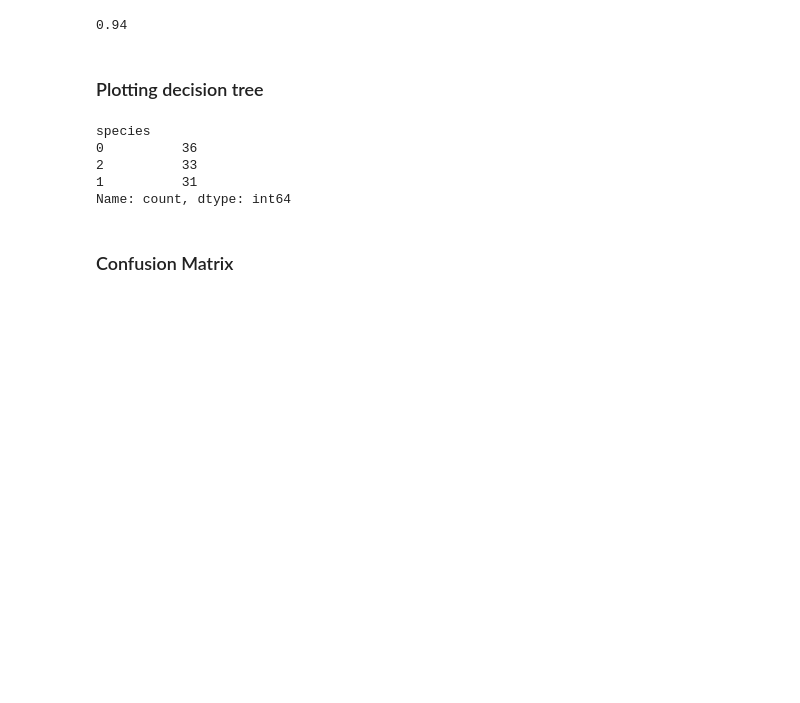
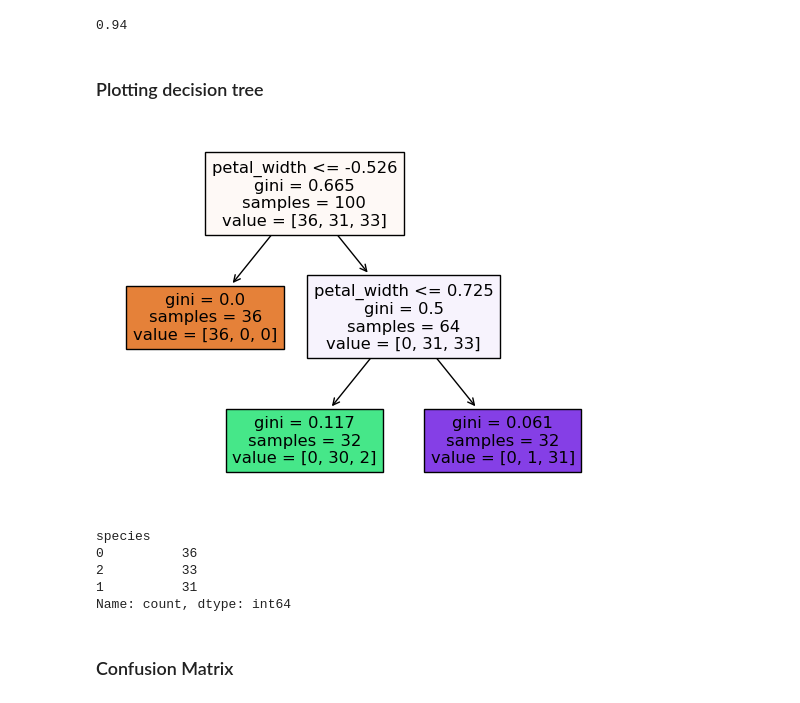
Before and after one commit to dipali8111999/Machine_Learning, a Jupyter notebook: Decision tree classification/DTC.ipynb, the cells around one changed output. Cells and saved outputs as stored; diff of their text form; code cells hidden in the pictures; blank space fills up the shorter version.

```diff
--- a/Decision tree classification/DTC.ipynb
+++ b/Decision tree classification/DTC.ipynb
@@ -216,6 +216,13 @@ best_dtc.score(xtest, ytest)
 0.94
 # %% [markdown]
 ### Plotting decision tree
+# %%
+import matplotlib.pyplot as plt
+from sklearn.tree import plot_tree
+plot_tree(best_dtc, filled=True, feature_names=list(xtrain.columns))
+plt.show()
+# %% [output]
+[figure, added]
 # %%
 ytrain.value_counts()
 # %% [output]
```
